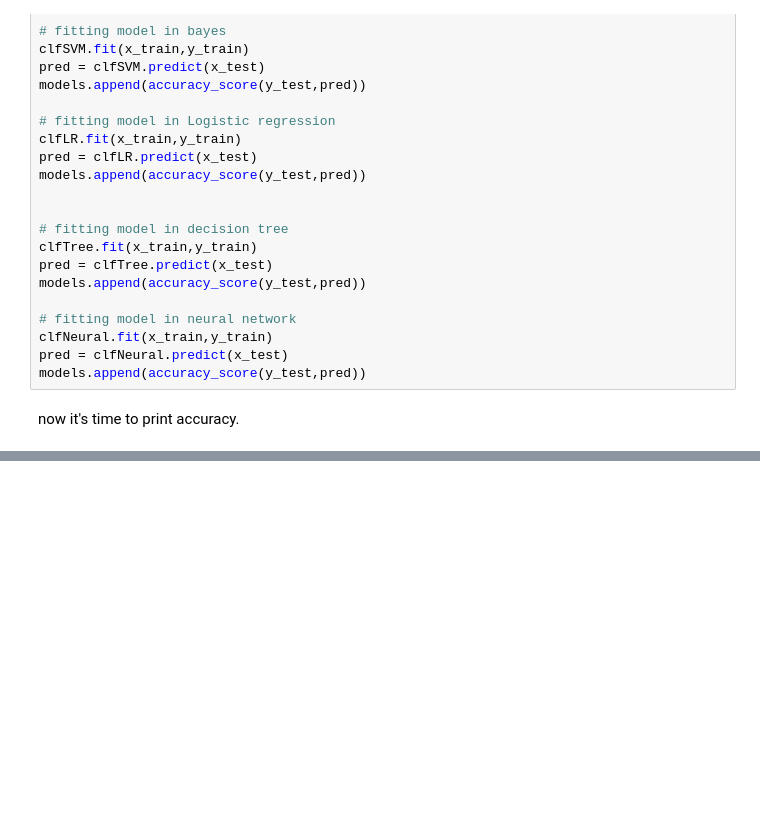
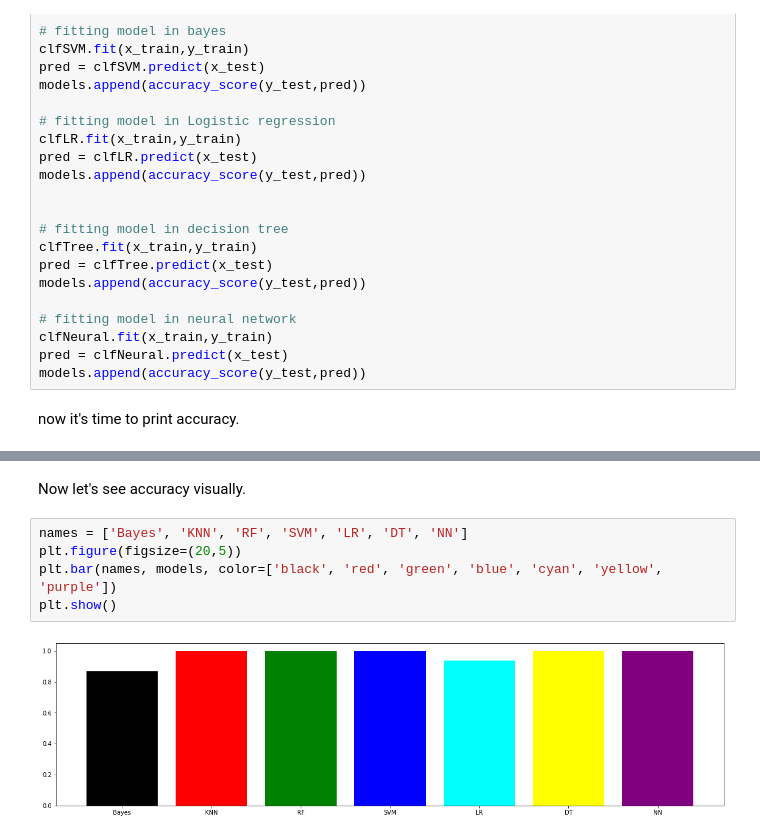
Before and after one commit to nurbijoy/dataset, a Jupyter notebook: mushroom_classification.ipynb, the cells around one changed output, grey strips where cells are left out. Saved outputs shown, nothing was run; the diff lists cells and outputs as text; blank space fills up the shorter version.

```diff
--- a/mushroom_classification.ipynb
+++ b/mushroom_classification.ipynb
@@ -390,2 +390,11 @@ Logistic Regression accuracy =  0.940935192780968
 Decision Tree accuracy =  1.0
 Neural Network accuracy =  1.0
+# %% [markdown]
+Now let's see accuracy visually.
+# %%
+names = ['Bayes', 'KNN', 'RF', 'SVM', 'LR', 'DT', 'NN']
+plt.figure(figsize=(20,5))
+plt.bar(names, models, color=['black', 'red', 'green', 'blue', 'cyan', 'yellow', 'purple'])
+plt.show()
+# %% [output]
+[figure, added]
```
Also changed, not shown: parts of 9 cells of this notebook.
